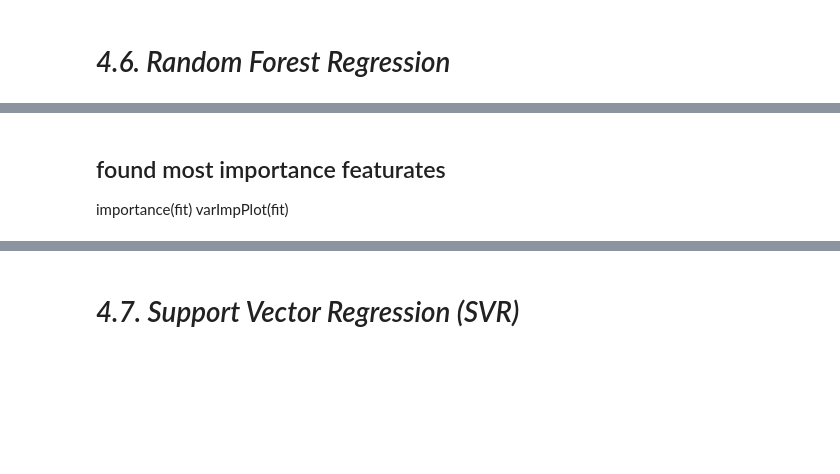
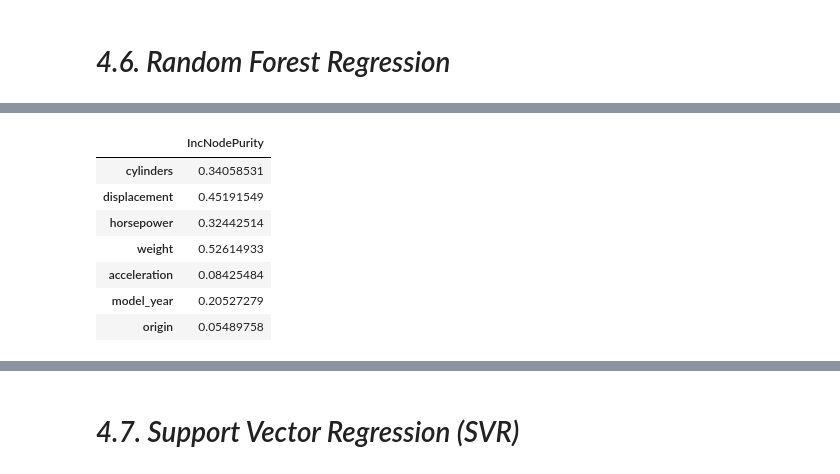
Before and after one commit to ahmtkaya/ahmtkaya.github.io, a Jupyter notebook: Prediction_auto_mpg.ipynb, the cells around one changed output, grey strips where cells are left out. Drawn from its saved outputs; the diff is of its cells as text; code cells hidden in the pictures; blank space fills up the shorter version.

```diff
--- a/Prediction_auto_mpg.ipynb
+++ b/Prediction_auto_mpg.ipynb
@@ -430,4 +416,11 @@ text(x=1.6, y=1.86, labels = paste("Accuracy% =", RFR_accuracy), pos = 1, font =
-# %% [markdown]
-## found most importance featurates
-importance(fit)
-varImpPlot(fit)
+# %%
+importance(RFR_fit)
+# %% [output]
+|  | IncNodePurity |
+| cylinders | 0.34058531 |
+| displacement | 0.45191549 |
+| horsepower | 0.32442514 |
+| weight | 0.52614933 |
+| acceleration | 0.08425484 |
+| model_year | 0.20527279 |
+| origin | 0.05489758 |
```
Also changed, not shown: parts of 32 cells of this notebook.
